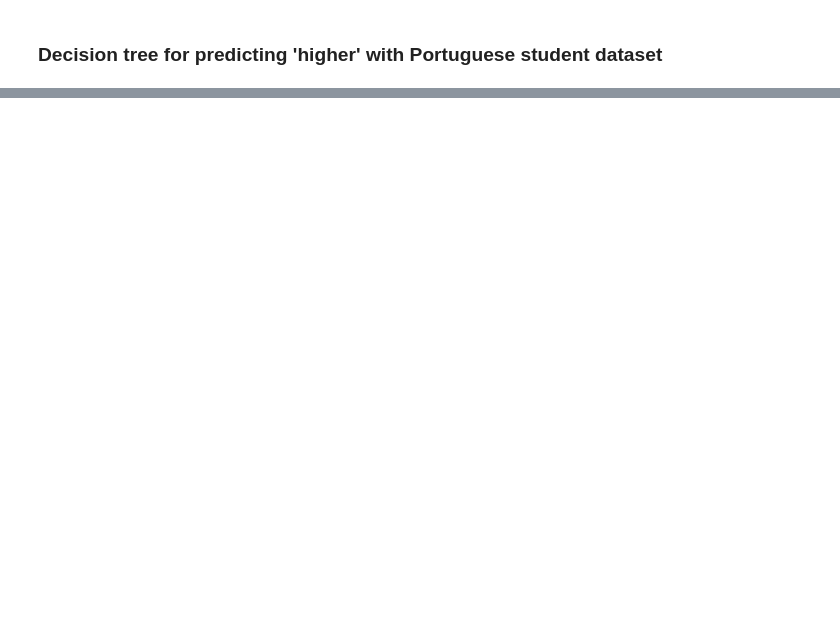
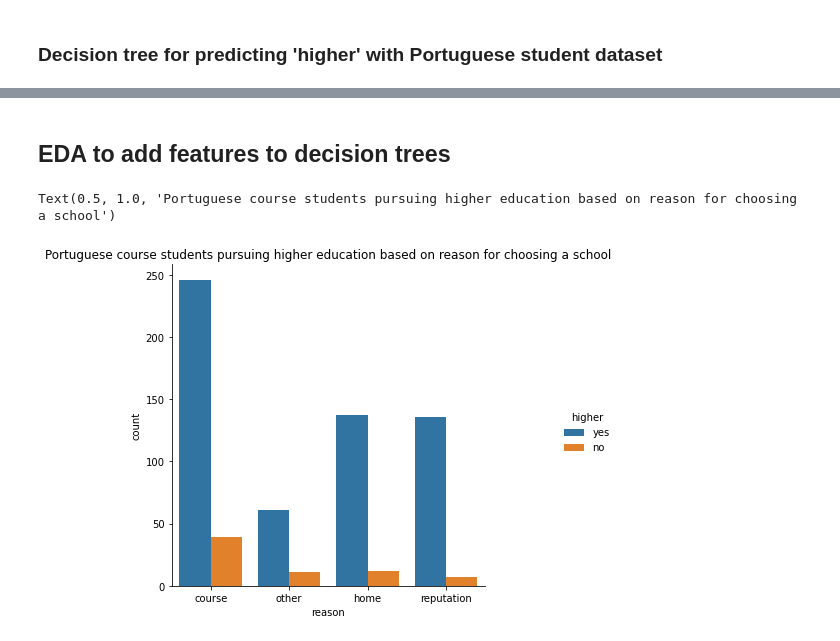
Before and after one commit to arenriquez/data144finalproj, a Jupyter notebook: Untitled.ipynb, the cells around one changed output, grey strips where cells are left out. Cells and saved outputs as stored; diff of their text form; code cells hidden in the pictures; blank space fills up the shorter version.

Commit message:
Added reason and famsup to decision trees

```diff
--- a/Untitled.ipynb
+++ b/Untitled.ipynb
@@ -522,0 +523,8 @@ array([0.86923077, 0.83076923, 0.88461538, 0.81538462, 0.76744186])
+# %% [markdown]
+## EDA to add features to decision trees
+# %%
+sns.catplot(x='reason', kind='count', hue='higher', data=port_copy1)
+plt.title("Portuguese course students pursuing higher education based on reason for choosing a school")
+# %% [output]
+Text(0.5, 1.0, 'Portuguese course students pursuing higher education based on reason for choosing a school')
+[figure, added]
```
Also changed, not shown: parts of 6 cells of this notebook.
